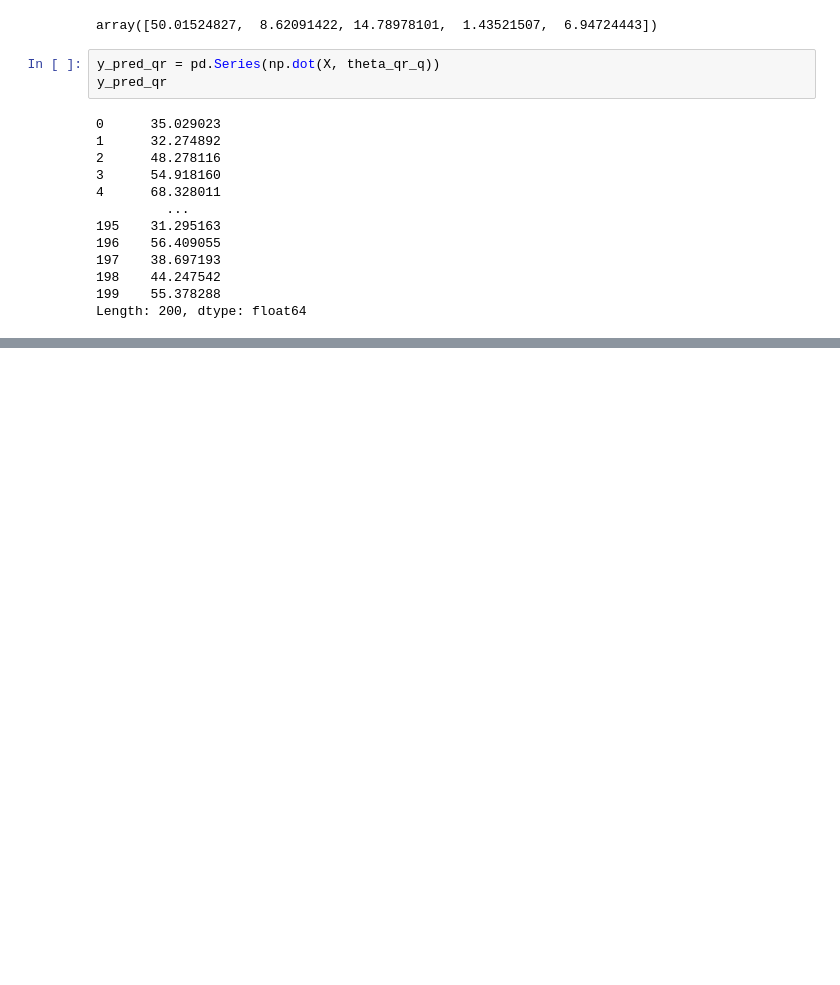
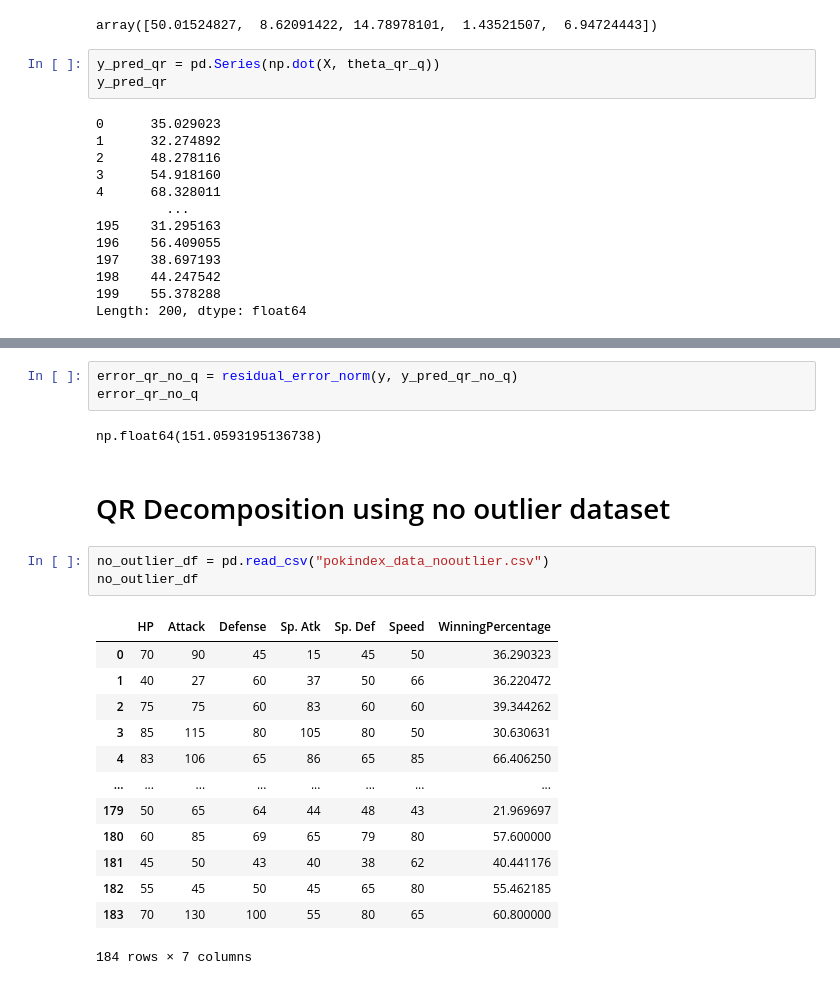
Before and after one commit to Anoom-A8/TK1, a Jupyter notebook: pcr.ipynb, the cells around one changed output, grey strips where cells are left out. Cells and saved outputs as stored; diff of their text form; blank space fills up the shorter version.

```diff
--- a/pcr.ipynb
+++ b/pcr.ipynb
@@ -417,0 +452,24 @@ np.float64(151.0593195136738)
+# %%
+error_qr_no_q = residual_error_norm(y, y_pred_qr_no_q)
+error_qr_no_q
+# %% [output]
+np.float64(151.0593195136738)
+# %% [markdown]
+# QR Decomposition using no outlier dataset
+# %%
+no_outlier_df = pd.read_csv("pokindex_data_nooutlier.csv")
+no_outlier_df
+# %% [output]
+|  | HP | Attack | Defense | Sp. Atk | Sp. Def | Speed | WinningPercentage |
+| 0 | 70 | 90 | 45 | 15 | 45 | 50 | 36.290323 |
+| 1 | 40 | 27 | 60 | 37 | 50 | 66 | 36.220472 |
+| 2 | 75 | 75 | 60 | 83 | 60 | 60 | 39.344262 |
+| 3 | 85 | 115 | 80 | 105 | 80 | 50 | 30.630631 |
+| 4 | 83 | 106 | 65 | 86 | 65 | 85 | 66.406250 |
+| ... | ... | ... | ... | ... | ... | ... | ... |
+| 179 | 50 | 65 | 64 | 44 | 48 | 43 | 21.969697 |
+| 180 | 60 | 85 | 69 | 65 | 79 | 80 | 57.600000 |
+| 181 | 45 | 50 | 43 | 40 | 38 | 62 | 40.441176 |
+| 182 | 55 | 45 | 50 | 45 | 65 | 80 | 55.462185 |
+| 183 | 70 | 130 | 100 | 55 | 80 | 65 | 60.800000 |
+184 rows × 7 columns
```
Also changed, not shown: parts of 22 cells of this notebook.
